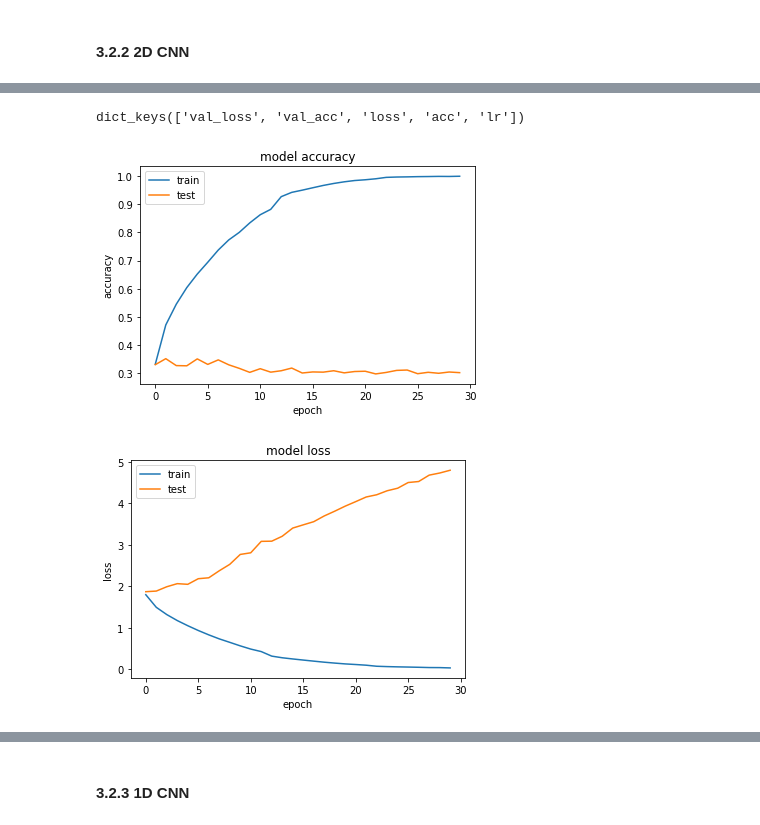
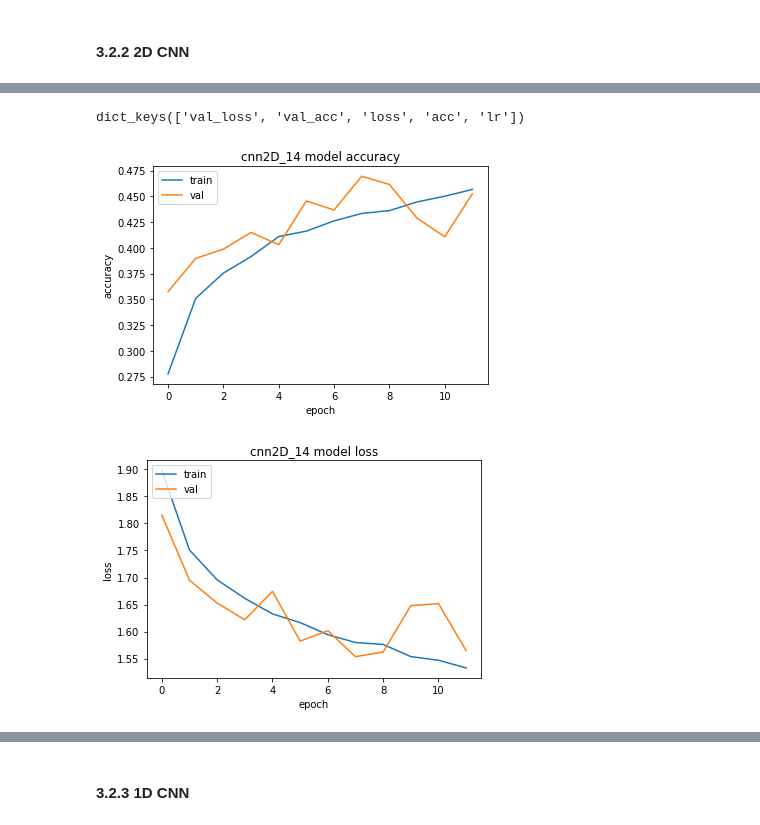
Before and after one commit to kuangweihuang/MIDS_w210_capstone_mb_kh_ws, a Jupyter notebook: 3.0_cnn_genre_classification_CNN.ipynb, the cells around one changed output, grey strips where cells are left out. Saved outputs shown, nothing was run; the diff lists cells and outputs as text; code cells hidden in the pictures.

```diff
--- a/3.0_cnn_genre_classification_CNN.ipynb
+++ b/3.0_cnn_genre_classification_CNN.ipynb
@@ -232,27 +280,6 @@ Epoch 00030: val_acc did not improve from 0.35225
-# %%
-def show_summary_stats(history):
-    # List all data in history
-    print(history.history.keys())
-
-    # Summarize history for accuracy
-    plt.plot(history.history['acc'])
-    plt.plot(history.history['val_acc'])
-    plt.title('model accuracy')
-    plt.ylabel('accuracy')
-    plt.xlabel('epoch')
-    plt.legend(['train', 'test'], loc='upper left')
-    plt.show()
-
-    # Summarize history for loss
-    plt.plot(history.history['loss'])
-    plt.plot(history.history['val_loss'])
-    plt.title('model loss')
-    plt.ylabel('loss')
-    plt.xlabel('epoch')
-    plt.legend(['train', 'test'], loc='upper left')
-    plt.show()
-show_summary_stats(history)
-# %% [output]
-dict_keys(['val_loss', 'val_acc', 'loss', 'acc', 'lr'])
-[figure, removed]
-[figure, removed]
+# %%
+show_summary_stats(history, model_name)
+# %% [output]
+dict_keys(['val_loss', 'val_acc', 'loss', 'acc', 'lr'])
+[figure, added]
+[figure, added]
```
Also changed, not shown: parts of 15 cells of this notebook.
